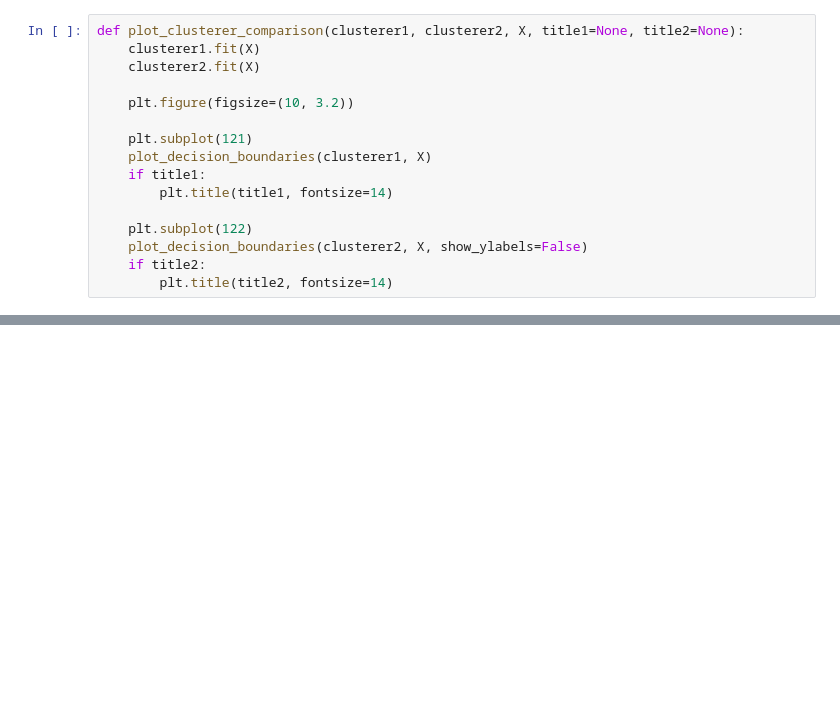
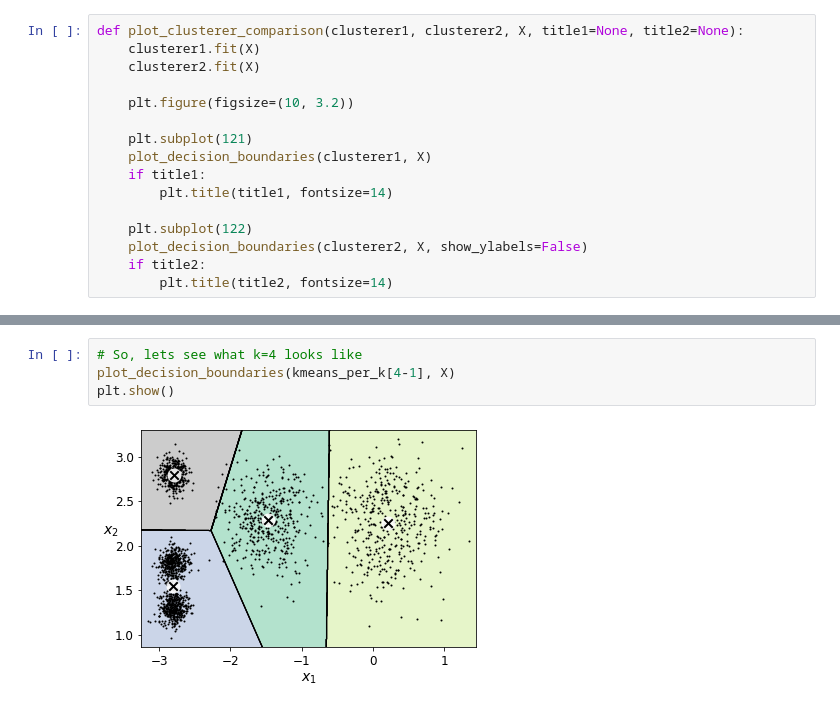
Before and after one commit to IMSTutor/SNM, a Jupyter notebook: KMeans Clustering ch9 Github.ipynb, the cells around one changed output, grey strips where cells are left out. Cells and saved outputs as stored; diff of their text form; blank space fills up the shorter version.

```diff
--- a/KMeans Clustering ch9 Github.ipynb
+++ b/KMeans Clustering ch9 Github.ipynb
@@ -251,0 +288,6 @@ Saving figure bad_n_clusters_plot
+# %%
+# So, lets see what k=4 looks like
+plot_decision_boundaries(kmeans_per_k[4-1], X)
+plt.show()
+# %% [output]
+[figure, added]
```
Also changed, not shown: parts of 27 cells of this notebook.
